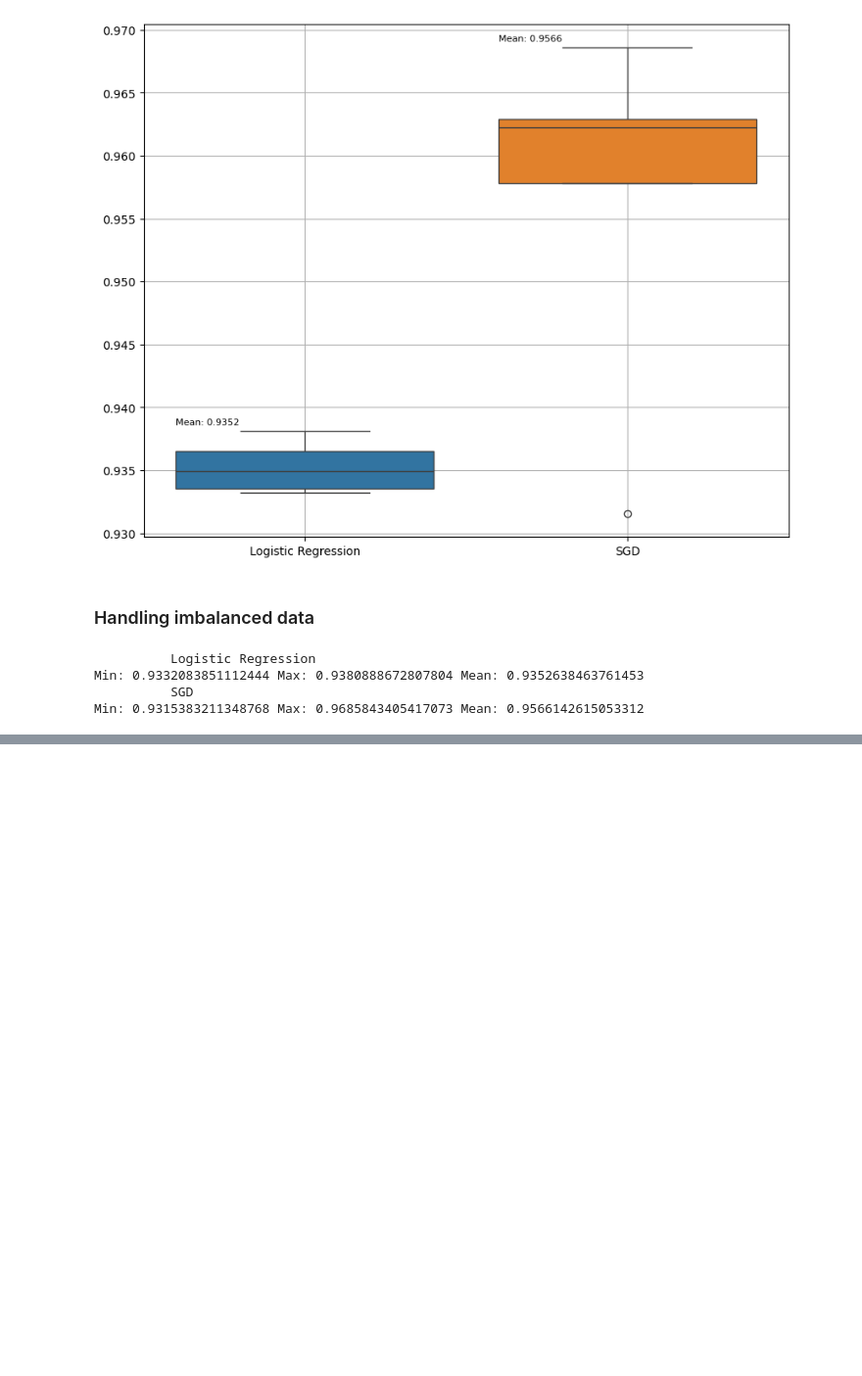
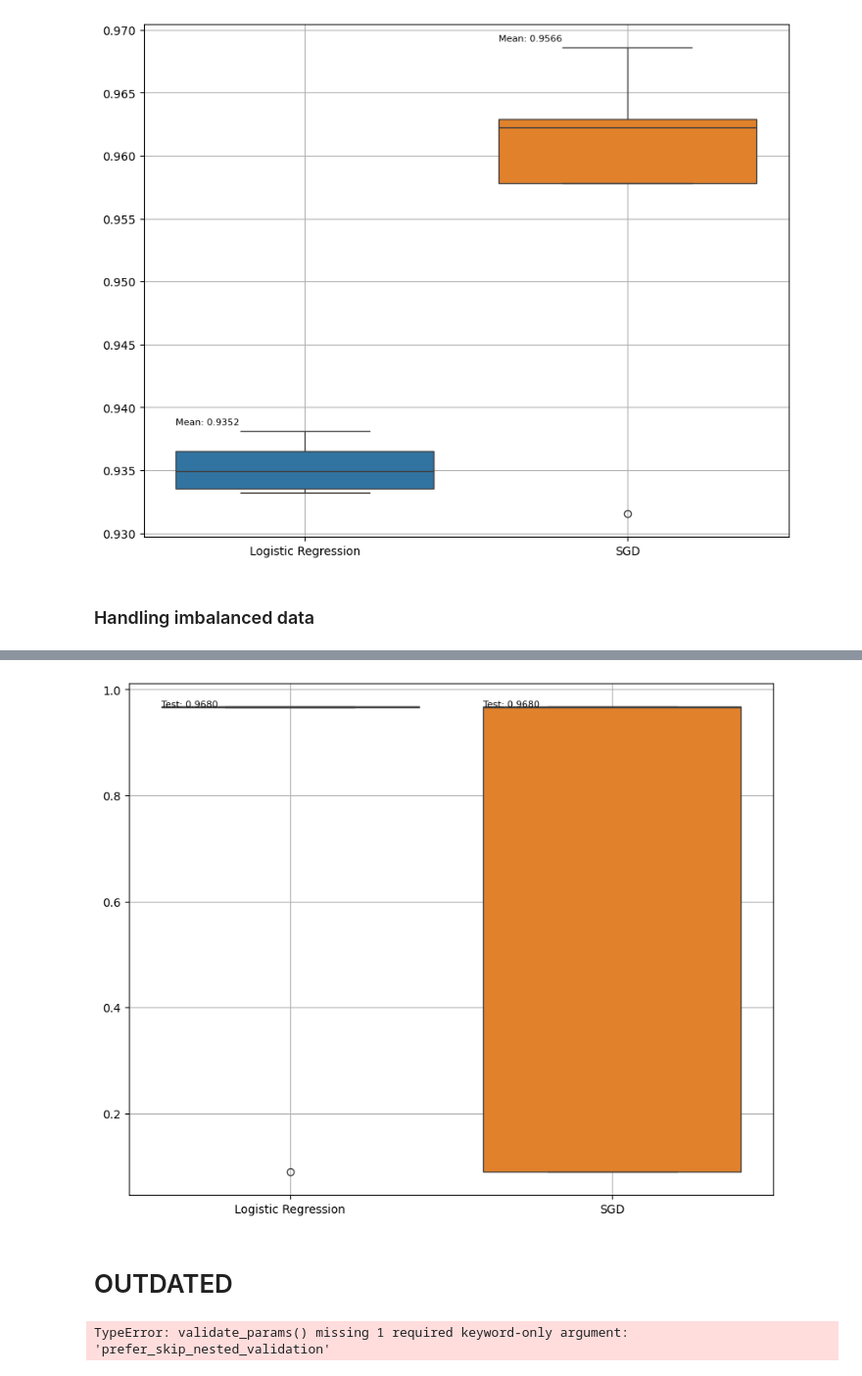
Before and after one commit to ArtemAntonov/Credit-Card-Transactions-Fraud-Detection, a Jupyter notebook: 2. Preprocessing.ipynb, the cells around one changed output, grey strips where cells are left out. Shown at 98% size. Drawn from its saved outputs; the diff is of its cells as text; code cells hidden in the pictures; blank space fills up the shorter version.

```diff
--- a/2. Preprocessing.ipynb
+++ b/2. Preprocessing.ipynb
@@ -72,5 +62,5 @@ df.head()
 # %%
-def evaluate(X, y):
+def evaluate():
     models = dict()
 
     models['Logistic Regression'] = LogisticRegression(random_state=1, max_iter=100000, class_weight='balanced')
@@ -86,18 +76,25 @@ def evaluate(X, y):
     cv = RepeatedStratifiedKFold(n_splits=5, n_repeats=1, random_state=1)#(n_splits=5, n_repeats=10, random_state=1)
 
     res = pd.DataFrame()
+    test_res = pd.DataFrame()
 
     for name, model in models.items():
-        print('         ', name)
-        scores = cross_val_score(model, X, y, scoring='f1_weighted', cv=cv, n_jobs=3)
-        print('Min:', min(scores), 'Max:', max(scores), 'Mean:', np.mean(scores))
+        print(name, datetime.now())
+        gs = GridSearchCV(model, cv=cv, n_jobs=3, param_grid={}, scoring='f1_weighted')
+        gs.fit(X_train, y_train)
+        test_res[name] = [f1_score(y_test, gs.predict(X_test), average='weighted')]
+
+        scores = []
+        for i in range(cv.get_n_splits()):
+            scores.append(gs.cv_results_['split' + str(i) + '_test_score'][0])
+
         res[name] = scores
 
     plt.figure(figsize=(10, 8))
     sns.boxplot(data=res)
 
     for i in range(res.shape[1]):
-        plt.text(i - 0.4, res.iloc[:, i].max() + 0.0005, 'Mean: ' + str(res.iloc[:, i].mean())[:6], fontsize=8)
+        plt.text(i - 0.4, res.iloc[:, i].max() + 0.0005, 'Test: ' + str(test_res.iloc[0, i])[:6], fontsize=8)
 
     plt.grid()
 # %% [markdown]
@@ -185,28 +136,3 @@ Min: 0.9315383211348768 Max: 0.9685843405417073 Mean: 0.9566142615053312
-# %%
-models = dict()
-
-models['Logistic Regression'] = LogisticRegression(random_state=1, max_iter=100000, class_weight='balanced')
-#models['SVC'] = SVC(class_weight='balanced', random_state=1)
-models['SGD'] = SGDClassifier(random_state=1, class_weight='balanced')
-'''
-models['Nearest Neighbor'] = KNeighborsClassifier(3)
-models['Naive Bayes'] = GaussianNB()
-models['Decision Tree'] = DecisionTreeClassifier(random_state=1, class_weight='balanced')
-models['Random Forest'] = RandomForestClassifier(random_state=1, class_weight='balanced')
-models['MLPC'] = MLPClassifier(random_state=1)'''
-
-cv = RepeatedStratifiedKFold(n_splits=5, n_repeats=1, random_state=1)#(n_splits=5, n_repeats=10, random_state=1)
-
-names, res = [], []
-
-for name, model in models.items():
-    print('         ', name)
-    scores = cross_val_score(model, X_train, y_train, scoring='f1_weighted', cv=cv, n_jobs=3)#scoring='accuracy'
-    print('Min:', min(scores), 'Max:', max(scores), 'Mean:', np.mean(scores))
-    res.append(scores)
-    names.append(name)
-# %% [output]
-          Logistic Regression
-Min: 0.9332083851112444 Max: 0.9380888672807804 Mean: 0.9352638463761453
-          SGD
-Min: 0.9315383211348768 Max: 0.9685843405417073 Mean: 0.9566142615053312
+# %%
+evaluate()
+# %% [output]
@@ -212,0 +141,11 @@ Min: 0.9315383211348768 Max: 0.9685843405417073 Mean: 0.9566142615053312
+[figure, added]
+# %% [markdown]
+# OUTDATED
+# %%
+from imblearn.over_sampling import SMOTE
+print(X_train.shape)
+sm = SMOTE(random_state=42)
+X_train, y_train = sm.fit_resample(X_train, y_train)
+print(X_train.shape)
+# %% [output]
+TypeError: validate_params() missing 1 required keyword-only argument: 'prefer_skip_nested_validation'
```
Also changed, not shown: parts of 14 cells of this notebook, 1 other file.
